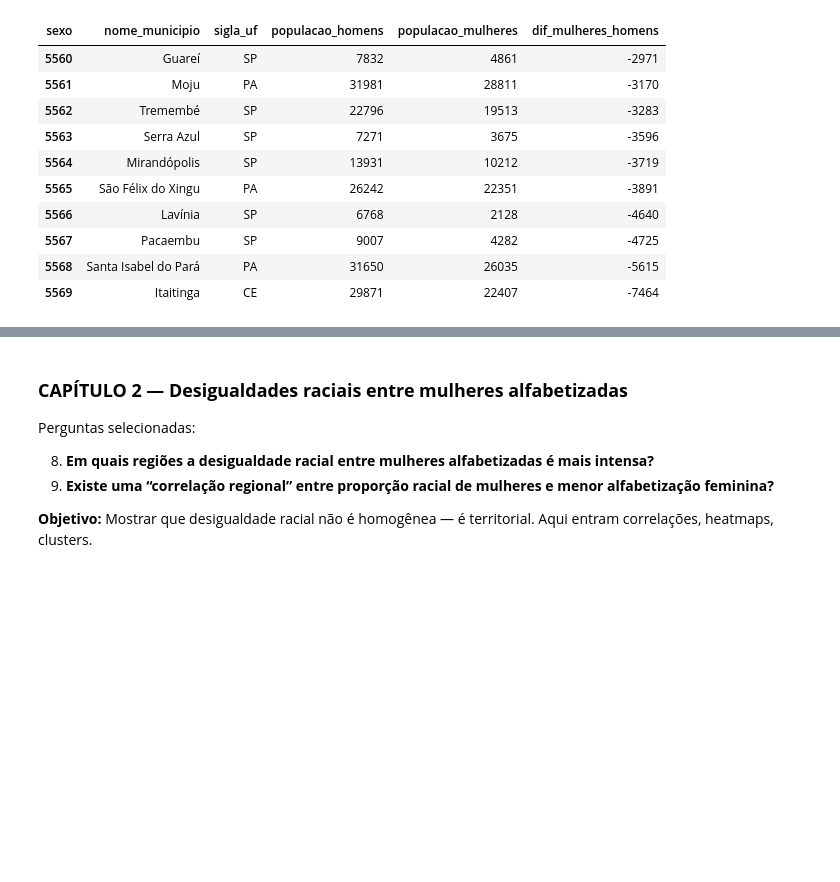
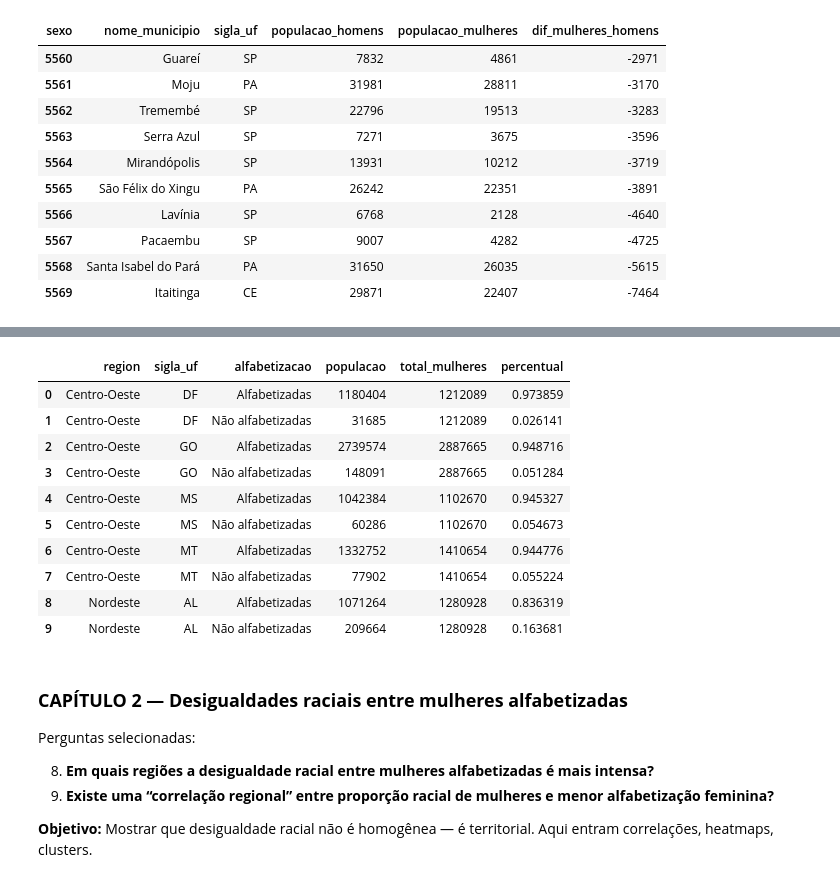
Before and after one commit to patriciacarbri/analise-alfabetizacao-mulheres-brasil, a Jupyter notebook: analise.ipynb, the cells around one changed output, grey strips where cells are left out. Saved outputs shown, nothing was run; the diff lists cells and outputs as text; code cells hidden in the pictures; blank space fills up the shorter version.

```diff
--- a/analise.ipynb
+++ b/analise.ipynb
@@ -573,4 +384,5 @@ Top 10 - maior pct mulheres (proxy):
 # %%
+# Enriquecer e adicionar região
 uf_to_region = {
     'AC': 'Norte', 'AL': 'Nordeste', 'AP': 'Norte', 'AM': 'Norte', 'BA': 'Nordeste',
     'CE': 'Nordeste', 'DF': 'Centro-Oeste', 'ES': 'Sudeste', 'GO': 'Centro-Oeste',
@@ -579,5 +391,14 @@ uf_to_region = {
     'RJ': 'Sudeste', 'RN': 'Nordeste', 'RS': 'Sul', 'RO': 'Norte', 'RR': 'Norte',
     'SC': 'Sul', 'SP': 'Sudeste', 'SE': 'Nordeste', 'TO': 'Norte'
 }
-df['region'] = df['sigla_uf'].map(uf_to_region).fillna('Desconhecida')
-df['region'].value_counts()
+
+df_censo['region'] = df_censo['sigla_uf'].map(uf_to_region).fillna('Desconhecida')
+
+# filtrar apenas mulheres
+df_mulheres = df_censo[df_censo['sexo'] == 'Mulheres'].copy()
+
+# garantir tipo numérico
+df_mulheres['populacao'] = (
+    pd.to_numeric(df_mulheres['populacao'], errors='coerce')
+    .fillna(0)
+)
@@ -592,5 +405,8 @@ Name: count, dtype: int64
 # %%
-# Agregação por região
-df_mun['region'] = df_mun['sigla_uf'].map(uf_to_region)
-region_agg = df_mun.groupby('region')['pct_mulheres'].agg(['mean','median','count']).reset_index()
-region_agg
+# 2) Agregar alfabetização feminina por UF
+df_uf = (
+    df_mulheres
+    .groupby(['region', 'sigla_uf', 'alfabetizacao'])['populacao']
+    .sum()
+    .reset_index()
+)
@@ -621,3 +413,31 @@ plt.show()
+# %%
+# 3) Total de mulheres por UF e região
+totais_uf = (
+    df_mulheres
+    .groupby(['region','sigla_uf'])['populacao']
+    .sum()
+    .rename('total_mulheres')
+    .reset_index()
+)
+# %%
+# Juntar e calcular percentuais
+df_uf = df_uf.merge(totais_uf, on=['region','sigla_uf'], how='left')
+
+df_uf['percentual'] = df_uf['populacao'] / df_uf['total_mulheres']
+
+df_uf.head(10)
+# %% [output]
+|  | region | sigla_uf | alfabetizacao | populacao | total_mulheres | percentual |
+| 0 | Centro-Oeste | DF | Alfabetizadas | 1180404 | 1212089 | 0.973859 |
+| 1 | Centro-Oeste | DF | Não alfabetizadas | 31685 | 1212089 | 0.026141 |
+| 2 | Centro-Oeste | GO | Alfabetizadas | 2739574 | 2887665 | 0.948716 |
+| 3 | Centro-Oeste | GO | Não alfabetizadas | 148091 | 2887665 | 0.051284 |
+| 4 | Centro-Oeste | MS | Alfabetizadas | 1042384 | 1102670 | 0.945327 |
+| 5 | Centro-Oeste | MS | Não alfabetizadas | 60286 | 1102670 | 0.054673 |
+| 6 | Centro-Oeste | MT | Alfabetizadas | 1332752 | 1410654 | 0.944776 |
+| 7 | Centro-Oeste | MT | Não alfabetizadas | 77902 | 1410654 | 0.055224 |
+| 8 | Nordeste | AL | Alfabetizadas | 1071264 | 1280928 | 0.836319 |
+| 9 | Nordeste | AL | Não alfabetizadas | 209664 | 1280928 | 0.163681 |
 # %% [markdown]
 ### **CAPÍTULO 2 — Desigualdades raciais entre mulheres alfabetizadas**
 
```
Also changed, not shown: parts of 23 cells of this notebook.
